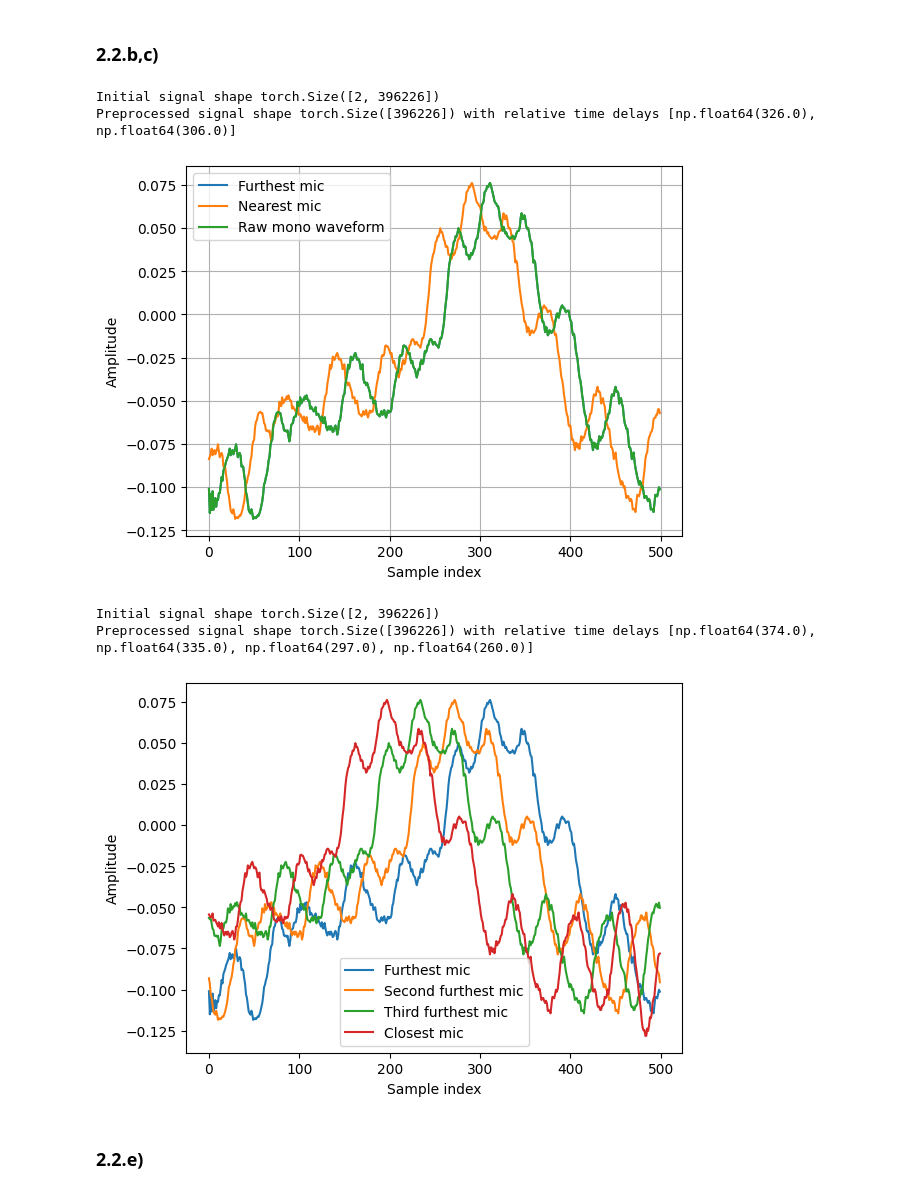
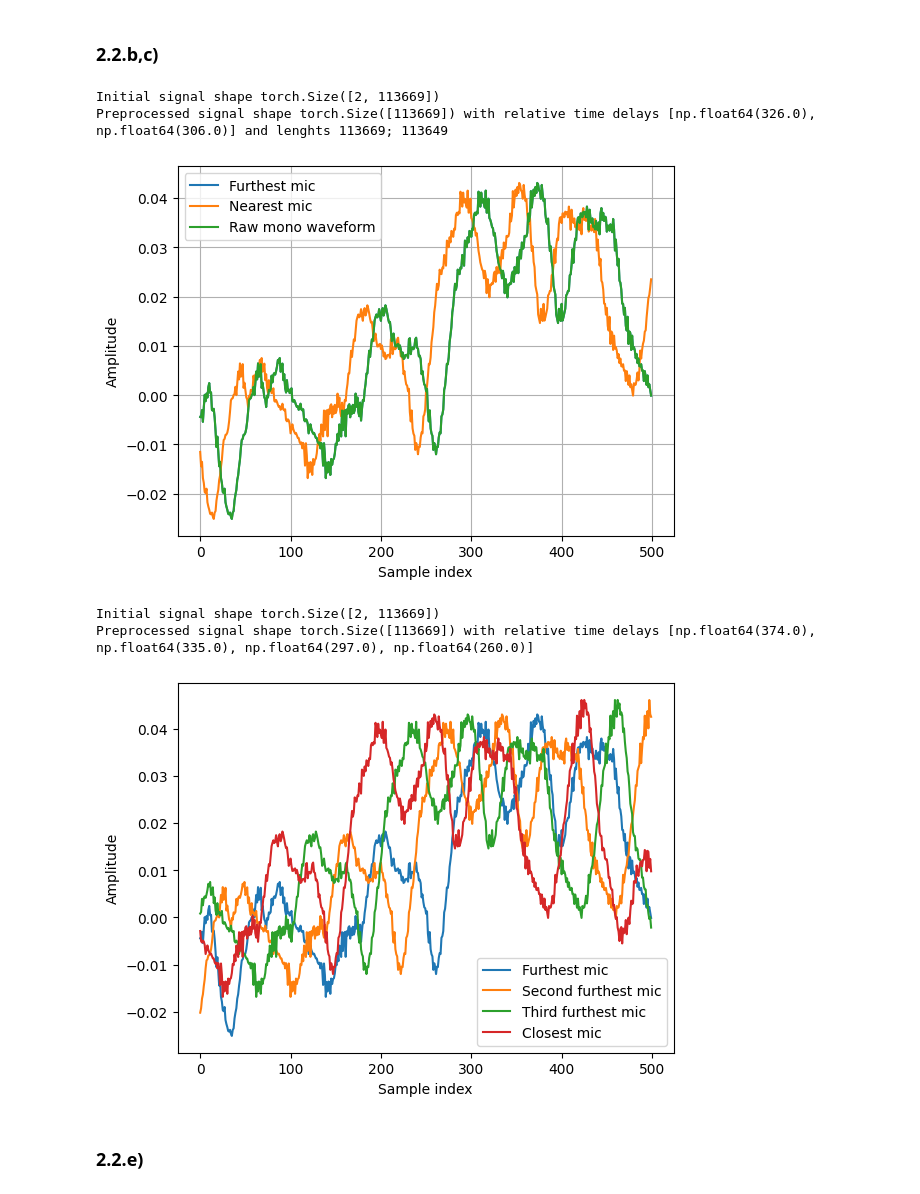
Before and after one commit to Christian-Stefan/Audio-Source-Localization-and-Isolation-using-CNN, a Jupyter notebook: assign1_part_2.ipynb, the cells around one changed output. Cells and saved outputs as stored; diff of their text form; code cells hidden in the pictures.

```diff
--- a/assign1_part_2.ipynb
+++ b/assign1_part_2.ipynb
@@ -75,32 +75,33 @@ def audio_simulator(input, source_loc:tuple, mic_locs:list|tuple):
         _time_delay_calculation()
 
 
-    return relative_time_delays, waveforms
+    return waveforms, relative_time_delays
 # %%
 # 1. Loading the signal (e.g., mp3 track)
-waveform, sample_rate = torchaudio.load(r'utils\assignment_2_dataset\train\curlew.mp3')
+waveform, sample_rate = torchaudio.load(r'utils\assignment_2_dataset\train\bird1.mp3')
 # 2. Averaging out the signal's channels - THIS IS A PREPROCESSING STEP w
 mono_waveform = torch.mean(waveform, dim=0)
 # 3. Calculating the time delay differences and outputting the new waveforms
-relative_time_delays, waveforms = audio_simulator(input=mono_waveform, source_loc=(200, 100), mic_locs=[(-8, 0),(8, 0)])
+waveforms, relative_time_delays = audio_simulator(input=mono_waveform, source_loc=(200, 100), mic_locs=[(-8, 0),(8, 0)])
+
 
 # Informative print
-print("Initial signal shape {}\nPreprocessed signal shape {} with relative time delays {}".format(waveform.shape, mono_waveform.shape, relative_time_delays))
+print("Initial signal shape {}\nPreprocessed signal shape {} with relative time delays {} and lenghts {}; {}".format(waveform.shape, mono_waveform.shape, relative_time_delays, len(waveform[0]), len(waveforms[1])))
 input_for_vis = [[waveforms[0], waveforms[1],mono_waveform],["Furthest mic","Nearest mic","Raw mono waveform"]]
 visualize_waveforms(input_for_vis)
 # %% [output]
-Initial signal shape torch.Size([2, 396226])
-Preprocessed signal shape torch.Size([396226]) with relative time delays [np.float64(326.0), np.float64(306.0)]
+Initial signal shape torch.Size([2, 113669])
+Preprocessed signal shape torch.Size([113669]) with relative time delays [np.float64(326.0), np.float64(306.0)] and lenghts 113669; 113649
-[figure, old version]
+[figure, new version]
 # %%
-relative_time_delays, waveforms = audio_simulator(input=mono_waveform, source_loc=(200, 100), mic_locs=[(-45, 0),(-15, 0), (15, 0), (45, 0)])
+waveforms, relative_time_delays = audio_simulator(input=mono_waveform, source_loc=(200, 100), mic_locs=[(-45, 0),(-15, 0), (15, 0), (45, 0)])
 print("Initial signal shape {}\nPreprocessed signal shape {} with relative time delays {}".format(waveform.shape, mono_waveform.shape, relative_time_delays))
 input_for_vis = [[waveforms[0], waveforms[1], waveforms[2], waveforms[3]],["Furthest mic","Second furthest mic","Third furthest mic","Closest mic"]]
 visualize_waveforms(input_for_vis)
 # %% [output]
-Initial signal shape torch.Size([2, 396226])
-Preprocessed signal shape torch.Size([396226]) with relative time delays [np.float64(374.0), np.float64(335.0), np.float64(297.0), np.float64(260.0)]
+Initial signal shape torch.Size([2, 113669])
+Preprocessed signal shape torch.Size([113669]) with relative time delays [np.float64(374.0), np.float64(335.0), np.float64(297.0), np.float64(260.0)]
-[figure, old version]
+[figure, new version]
 # %% [markdown]
 ### 2.2.e)
 # %%
```
Also changed, not shown: parts of 2 cells of this notebook.
